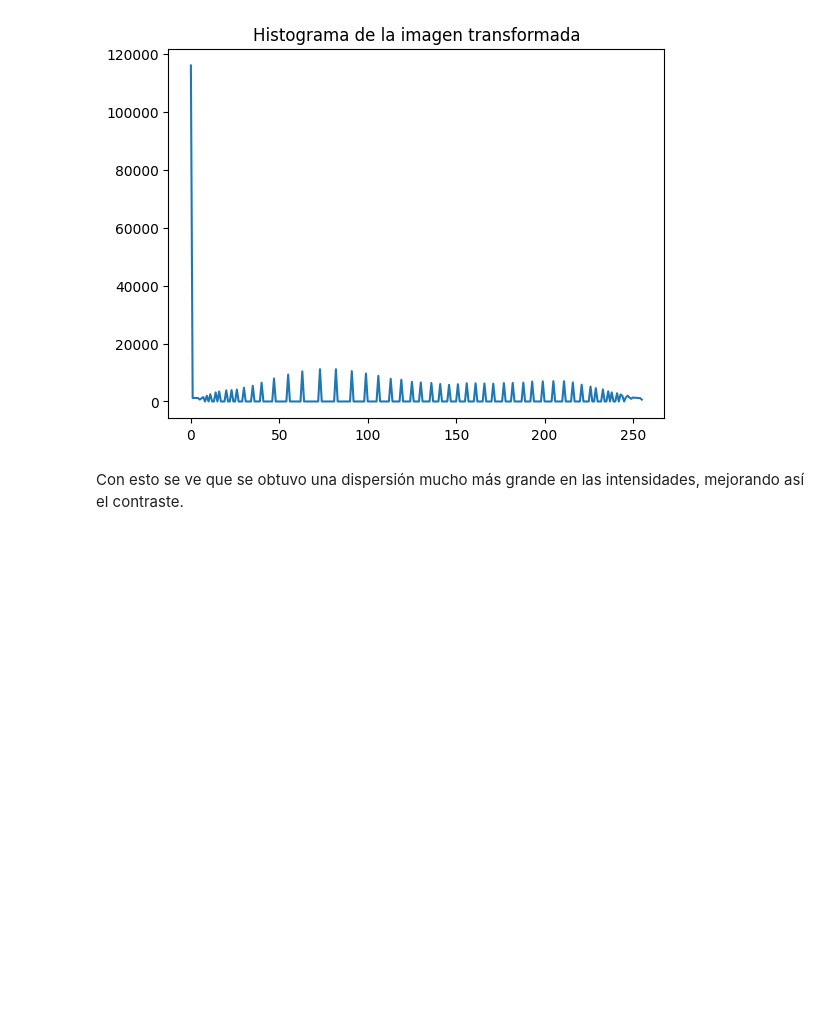
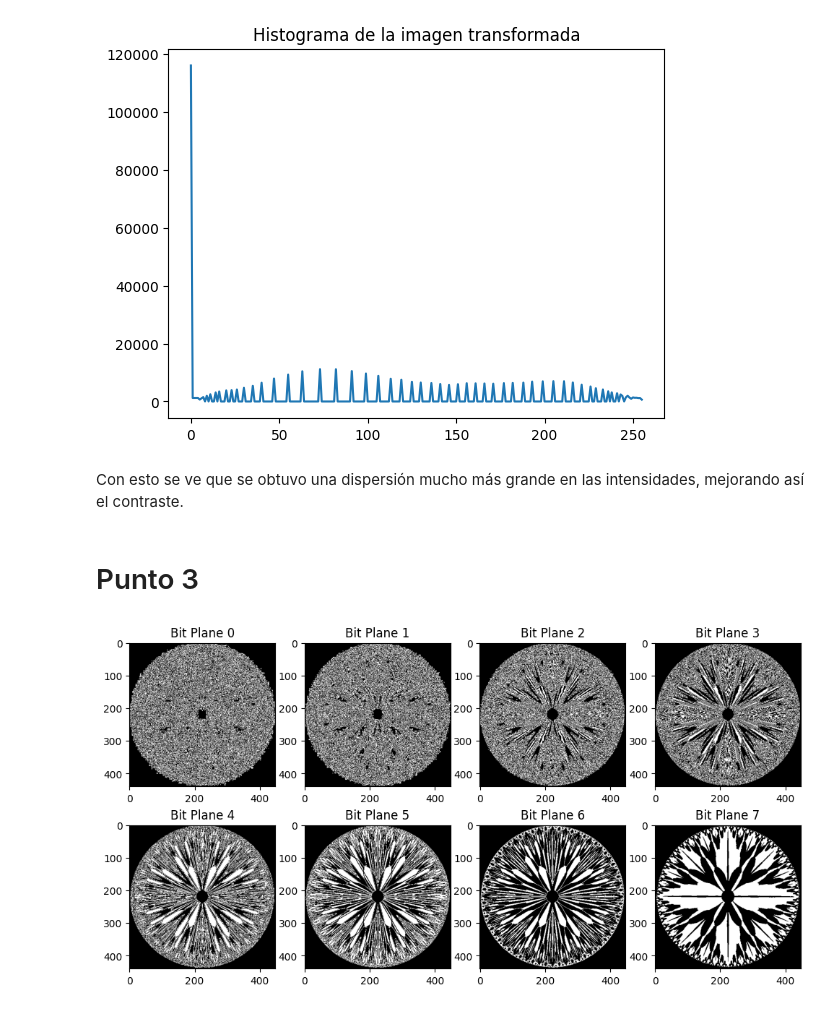
Before and after one commit to ProcDeImagenes-2025/TP4, a Jupyter notebook: tp4-code.ipynb, the cells around one changed output. Drawn from its saved outputs; the diff is of its cells as text; code cells hidden in the pictures; blank space fills up the shorter version.

Commit message:
puntos 3, 4, 5 y 6

```diff
--- a/tp4-code.ipynb
+++ b/tp4-code.ipynb
@@ -105,3 +105,16 @@ plt.show()
 [figure]
 # %% [markdown]
 Con esto se ve que se obtuvo una dispersión mucho más grande en las intensidades, mejorando así el contraste.
+# %% [markdown]
+# Punto 3
+# %%
+# bit plane slicing
+img = cv2.imread('Imagenes/8 bit fractal (gonzales - woods).png', cv2.IMREAD_UNCHANGED)
+ax, fig = plt.subplots(2, 4, figsize=(12, 6))
+for i in range(8):
+    bit_plane = (img >> i) & 1
+    fig[i // 4, i % 4].imshow(bit_plane * 255, cmap='gray')
+    fig[i // 4, i % 4].set_title(f'Bit Plane {i}')
+plt.show()
+# %% [output]
+[figure, added]
```
Also changed, not shown: parts of 8 cells of this notebook, 1 other file.
